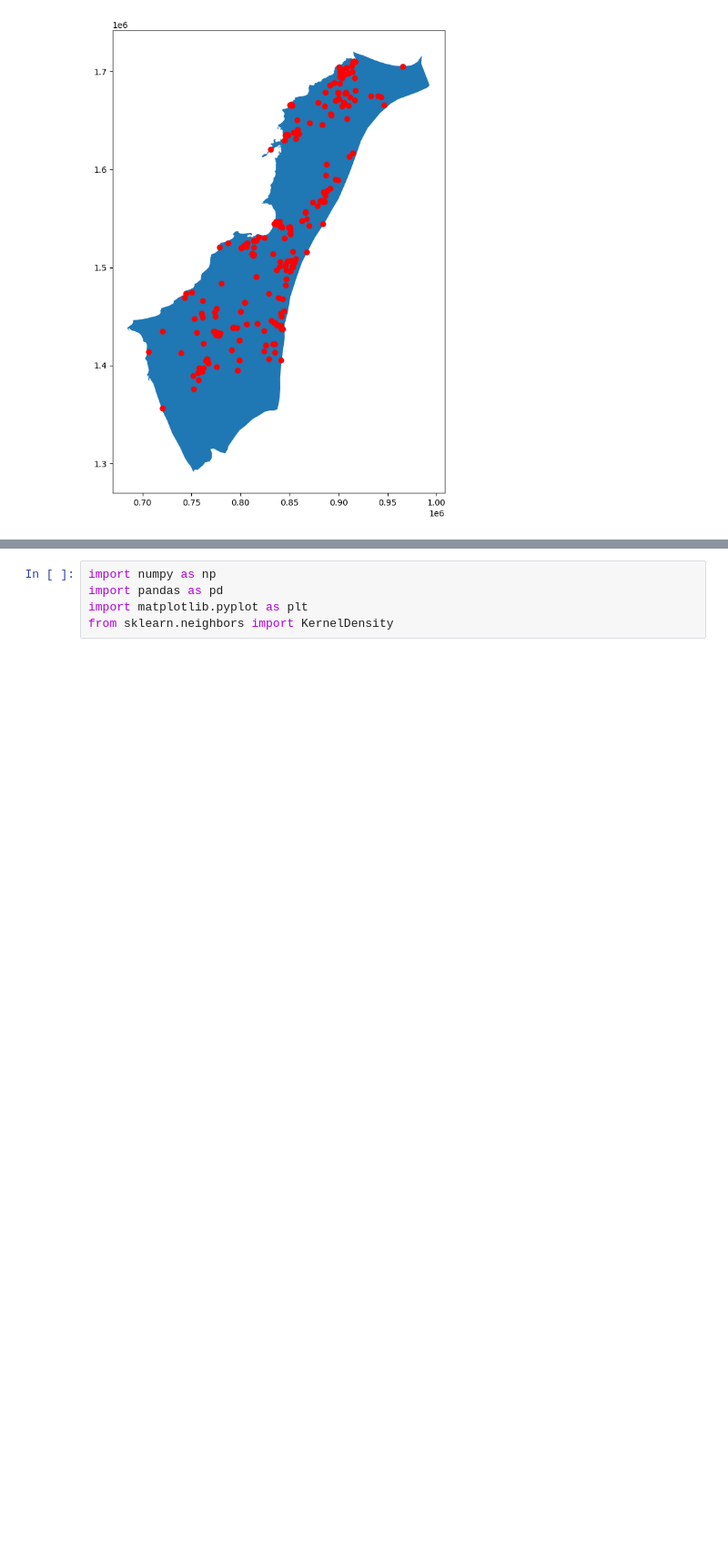
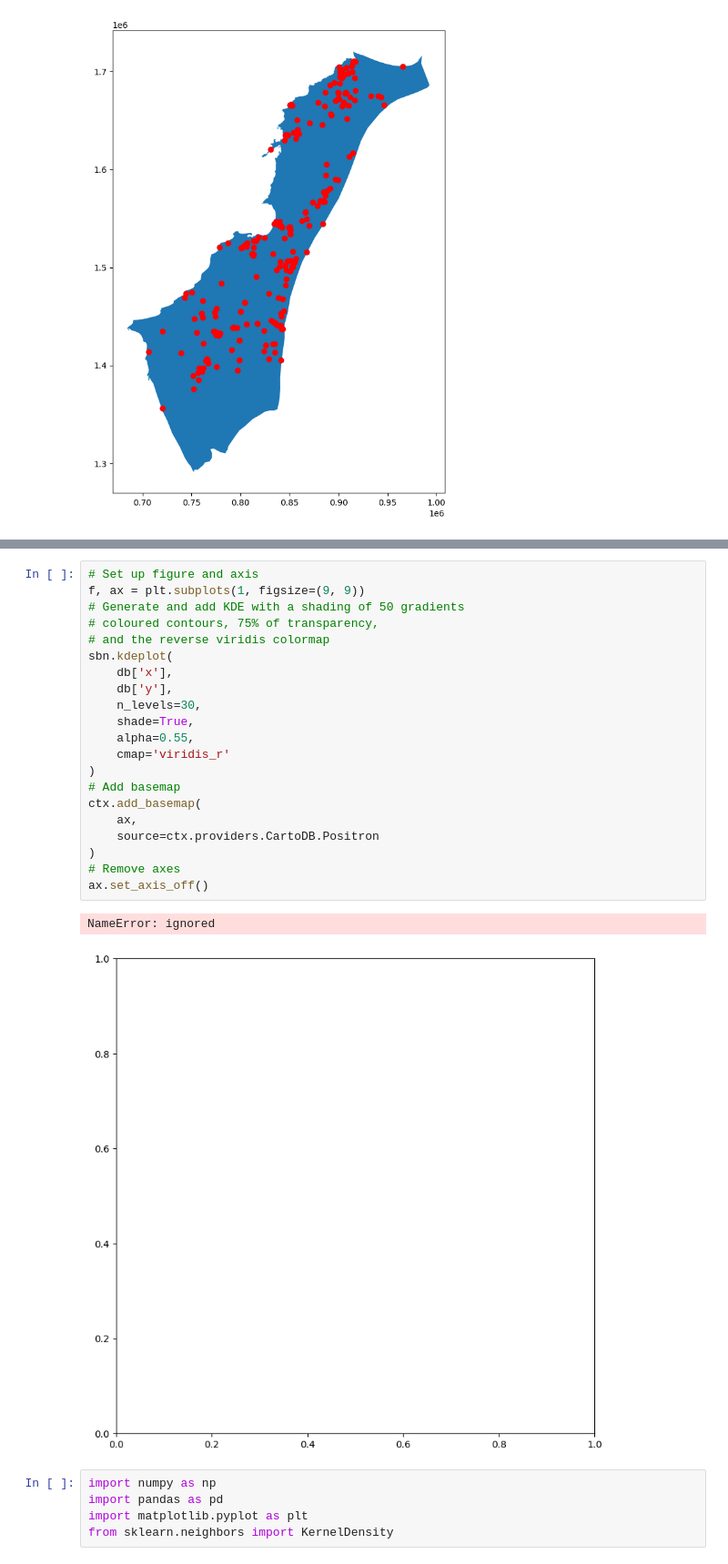
Before and after one commit to Anggarciaar/Proyecto_AnalisisGeoespacial, a Jupyter notebook: Proyecto_AnalisisGeoespacial.ipynb, the cells around one changed output, grey strips where cells are left out. Shown: that part at 91% size. Drawn from its saved outputs; the diff is of its cells as text; blank space fills up the shorter version.

```diff
--- a/Proyecto_AnalisisGeoespacial.ipynb
+++ b/Proyecto_AnalisisGeoespacial.ipynb
@@ -519,3 +529,27 @@ Pozos.plot(ax=ax, color='red')
+# %%
+# Set up figure and axis
+f, ax = plt.subplots(1, figsize=(9, 9))
+# Generate and add KDE with a shading of 50 gradients
+# coloured contours, 75% of transparency,
+# and the reverse viridis colormap
+sbn.kdeplot(
+    db['x'],
+    db['y'],
+    n_levels=30,
+    shade=True,
+    alpha=0.55,
+    cmap='viridis_r'
+)
+# Add basemap
+ctx.add_basemap(
+    ax,
+    source=ctx.providers.CartoDB.Positron
+)
+# Remove axes
+ax.set_axis_off()
+# %% [output]
+NameError: ignored
+[figure, added]
 # %%
 import numpy as np
 import pandas as pd
```
Also changed, not shown: parts of 22 cells of this notebook.
